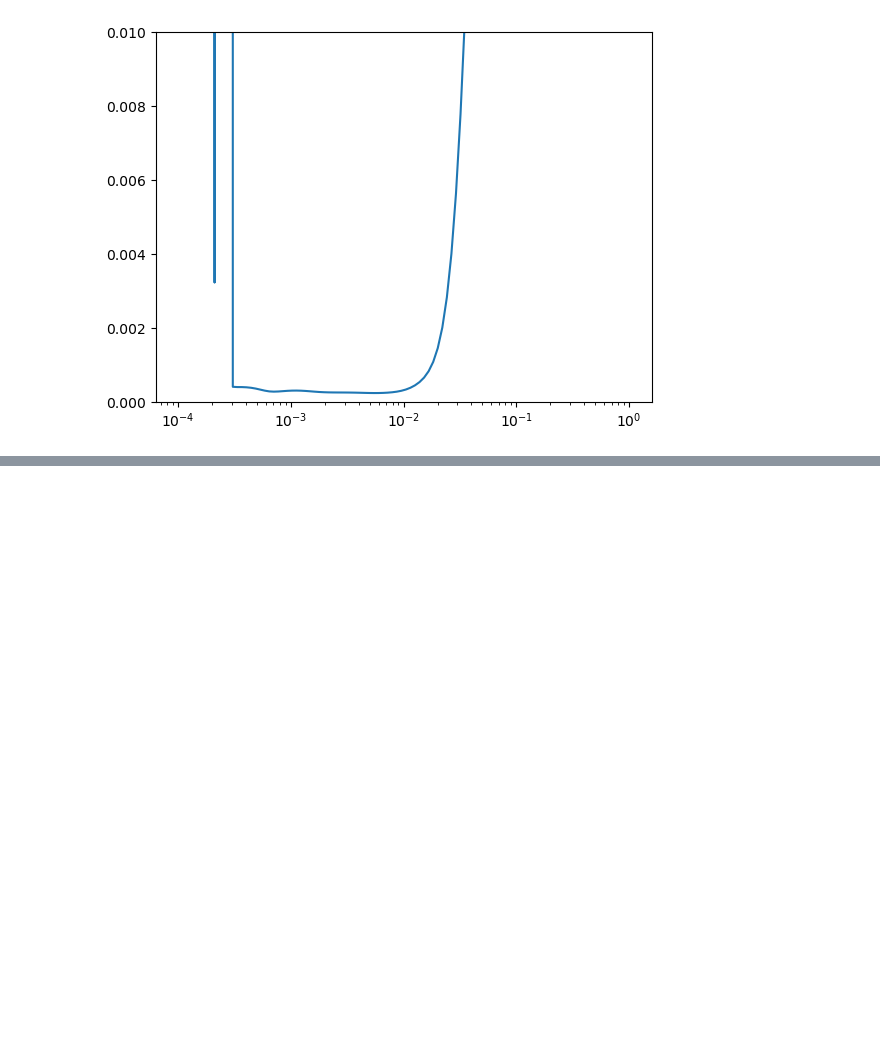
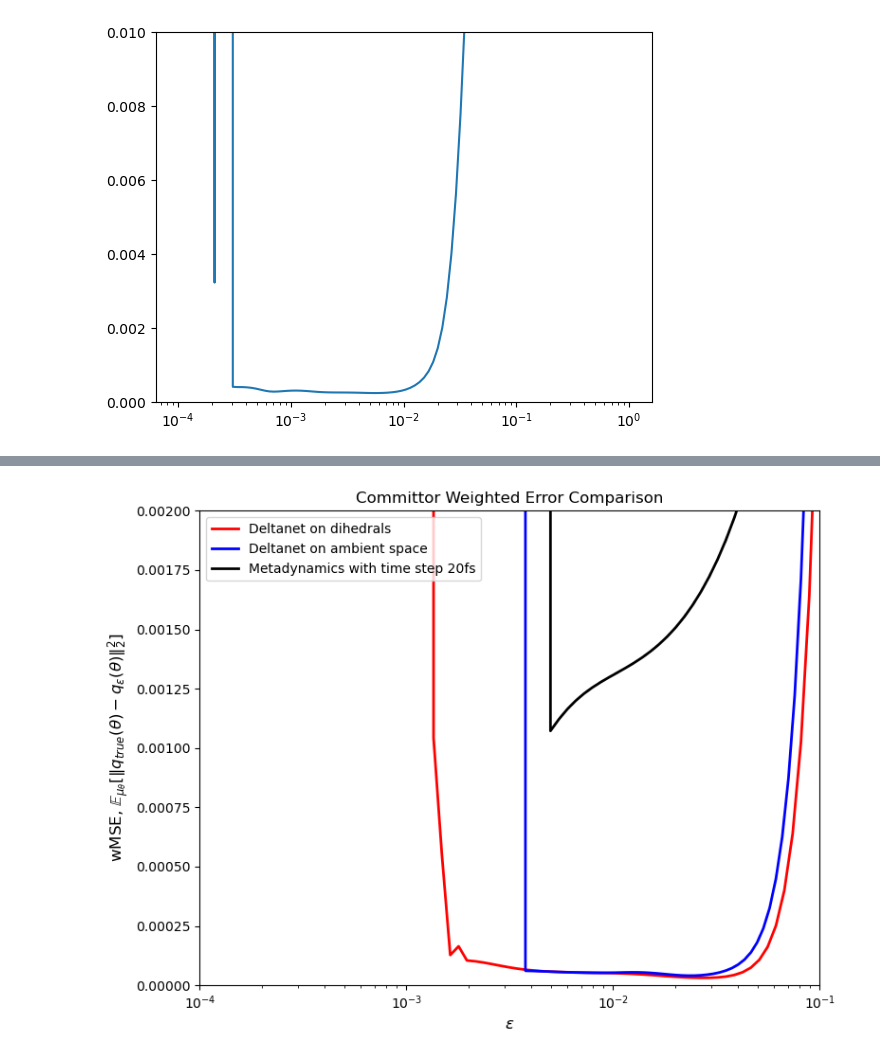
Before and after one commit to ShashankSule/TMDmaps, a Jupyter notebook: data/butane/butane_dihedral_committor.ipynb, the cells around one changed output, grey strips where cells are left out. Saved outputs shown, nothing was run; the diff lists cells and outputs as text; code cells hidden in the pictures; blank space fills up the shorter version.

Commit message:
changes to plotting + dist mats

```diff
--- a/data/butane/butane_dihedral_committor.ipynb
+++ b/data/butane/butane_dihedral_committor.ipynb
@@ -71,7 +71,7 @@ configs = [
     ('sim_results/rate_butane_2025-12-04 18:58:17.123141_config.yaml', 'Deltanet on dihedrals', 'r'),
     ('sim_results/rate_butane_2025-12-04 17:42:15.689471_config.yaml', 'Deltanet on ambient space', 'b'),
     ('sim_results/rate_butane_2025-12-05 12:51:46.854461_config.yaml', 'Metadynamics with time step 20fs', 'k'),
-    ('sim_results/rate_butane_2026-02-20 18:09:38.231662_config.yaml', 'Deltanet on aligned distances', 'g'),
+    # ('sim_results/rate_butane_2026-02-20 18:09:38.231662_config.yaml', 'Deltanet on aligned distances', 'g'),
 ]
 
 all_errors = []
@@ -80,7 +80,7 @@ all_epsilons = []
 for config_file, label, color in configs:
     # Load the config
     cfg_temp = yaml.safe_load(open(config_file))
-    filename_temp = cfg_temp['saved_filename'] + '.npz'
+    filename_temp = 'sim_results/' + cfg_temp['saved_filename'] + '.npz'
     dataname_temp = cfg_temp['data_file']
 
     # Load trials
@@ -136,3 +135,4 @@ FileNotFoundError: [Errno 2] No such file or directory: 'rate_butane_2025-12-04
+[figure, added]
 # %%
 # Load and process both configurations
 configs = [
```
Also changed, not shown: parts of 1 cell of this notebook, 24 other files.
